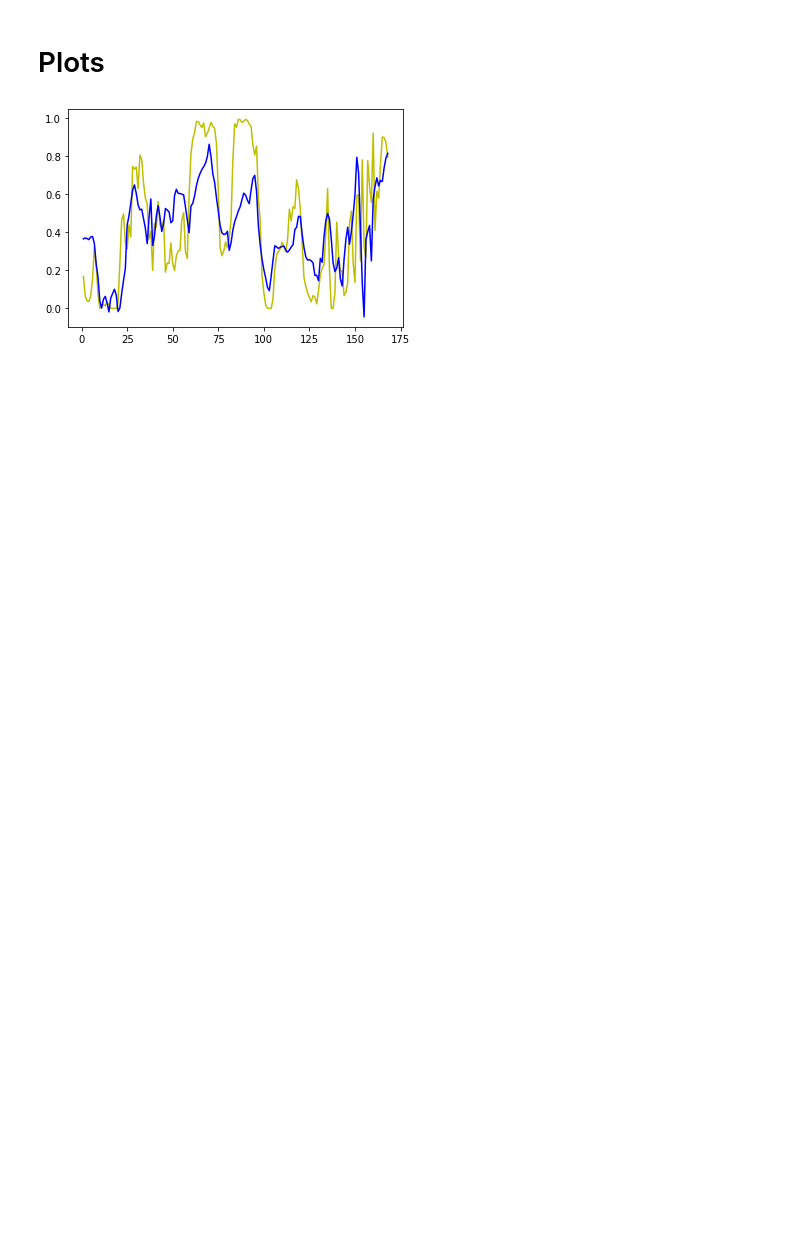
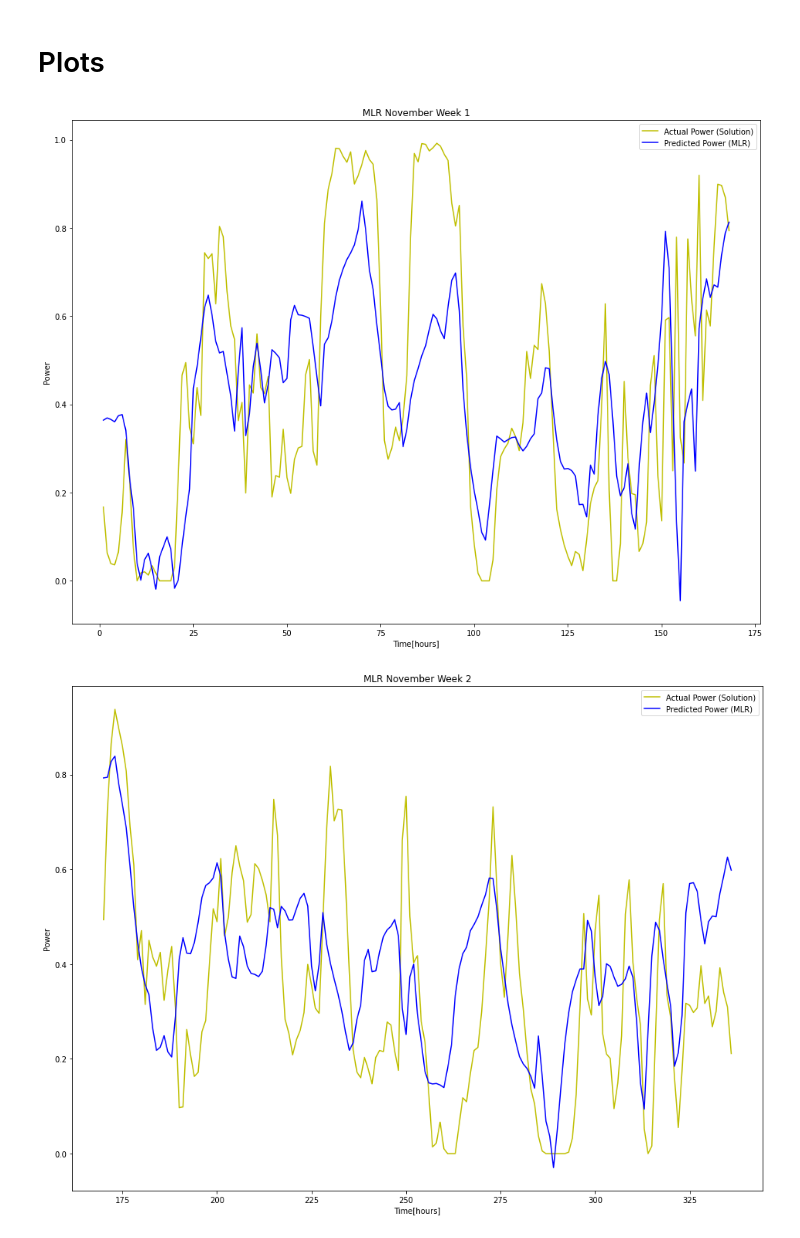
Before and after one commit to andreasdyve/IN5410-assignment2, a Jupyter notebook: question2.ipynb, the cells around one changed output. Drawn from its saved outputs; the diff is of its cells as text; code cells hidden in the pictures; blank space fills up the shorter version.

```diff
--- a/question2.ipynb
+++ b/question2.ipynb
@@ -155,10 +141,58 @@ forecast_template2
 forecast_template2.to_csv('ForecastTemplate2.csv')
 # %% [markdown]
 # Plots
-# %%
-WFI['Predicted Power'] = y_pred
-plt.plot(WFI[0:168]['hour'], y_test[0:168], 'y')
-plt.plot(WFI[0:168]['hour'], y_pred[0:168], 'blue')
-plt.show()
-# %% [output]
-[figure, removed]
+# %%
+WFI['Predicted Power'] = y_pred
+
+plt.plot(WFI[0:168]['hour'], y_test[0:168], 'y', label='Actual Power (Solution)')
+plt.plot(WFI[0:168]['hour'], y_pred[0:168], 'blue', label='Predicted Power (MLR)')
+plt.rcParams['figure.figsize'] = [16, 12]
+plt.ylabel('Power')
+plt.xlabel('Time[hours]')
+plt.title('MLR November Week 1')
+plt.legend()
+plt.savefig('MLR_week1')
+plt.show()
+
+plt.plot(WFI[169:336]['hour'], y_test[169:336], 'y', label='Actual Power (Solution)')
+plt.plot(WFI[169:336]['hour'], y_pred[169:336], 'blue', label='Predicted Power (MLR)')
+plt.rcParams['figure.figsize'] = [16, 12]
+plt.ylabel('Power')
+plt.xlabel('Time[hours]')
+plt.title('MLR November Week 2')
+plt.legend()
+plt.savefig('MLR_week2')
+plt.show()
+
+plt.plot(WFI[337:504]['hour'], y_test[337:504], 'y', label='Actual Power (Solution)')
+plt.plot(WFI[337:504]['hour'], y_pred[337:504], 'blue', label='Predicted Power (MLR)')
+plt.rcParams['figure.figsize'] = [16, 12]
+plt.ylabel('Power')
+plt.xlabel('Time[hours]')
+plt.title('MLR November Week 3')
+plt.legend()
+plt.savefig('MLR_week3')
+plt.show()
+
+plt.plot(WFI[504:]['hour'], y_test[504:], 'y', label='Actual Power (Solution)')
+plt.plot(WFI[504:]['hour'], y_pred[504:], 'blue', label='Predicted Power (MLR)')
+plt.rcParams['figure.figsize'] = [16, 12]
+plt.ylabel('Power')
+plt.xlabel('Time[hours]')
+plt.title('MLR November Week 4')
+plt.legend()
+plt.savefig('MLR_week4')
+plt.show()
+
+plt.plot(WFI['hour'], y_test, 'y', label='Actual Power (Solution)')
+plt.plot(WFI['hour'], y_pred, 'blue', label='Predicted Power (MLR)')
+plt.rcParams['figure.figsize'] = [16, 12]
+plt.ylabel('Power')
+plt.xlabel('Time[hours]')
+plt.title('MLR November 2013')
+plt.legend()
+plt.savefig('MLR_whole_nov')
+plt.show()
+# %% [output]
+[figure, added]
+[figure, added]
```
Also changed, not shown: parts of 6 cells of this notebook, 5 other files.
